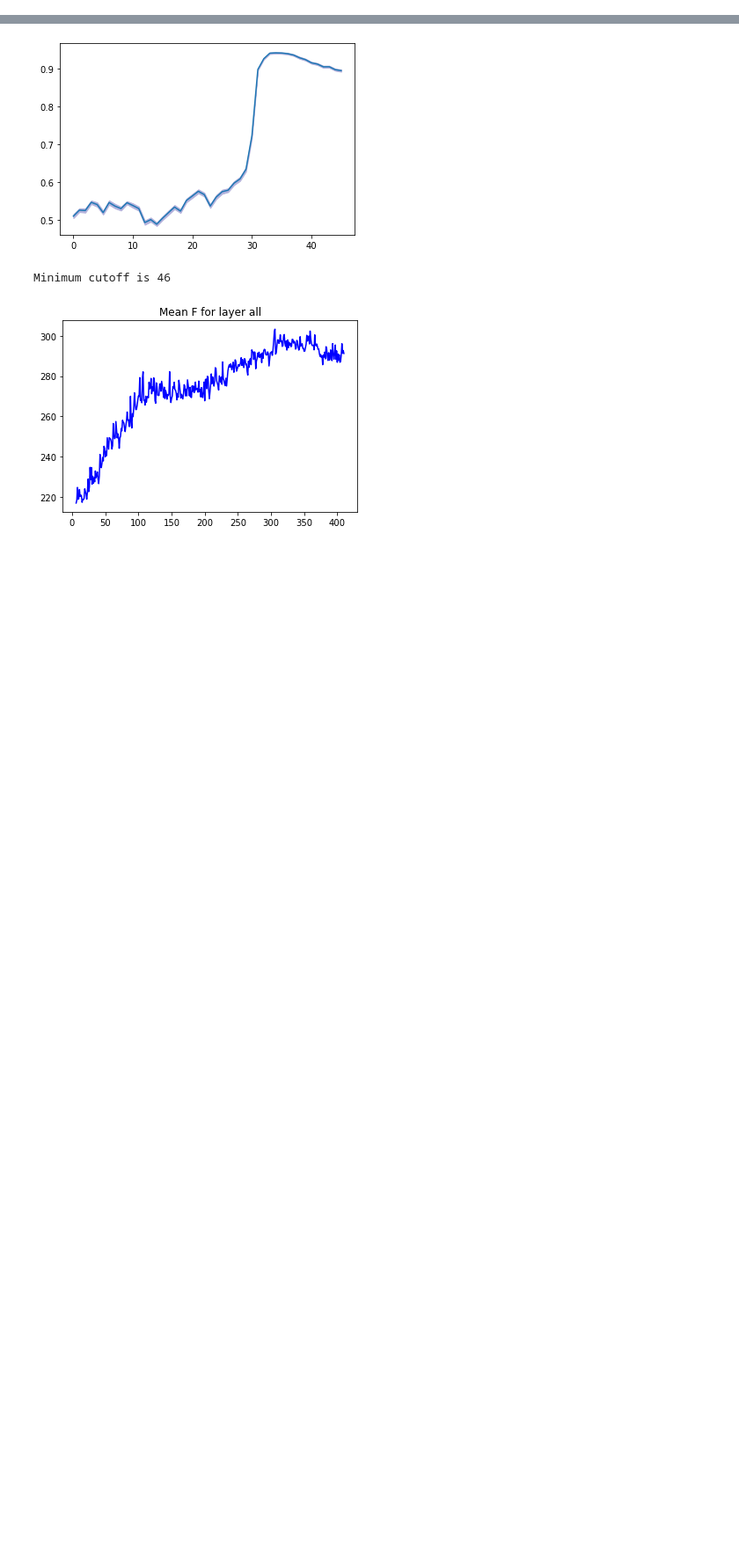
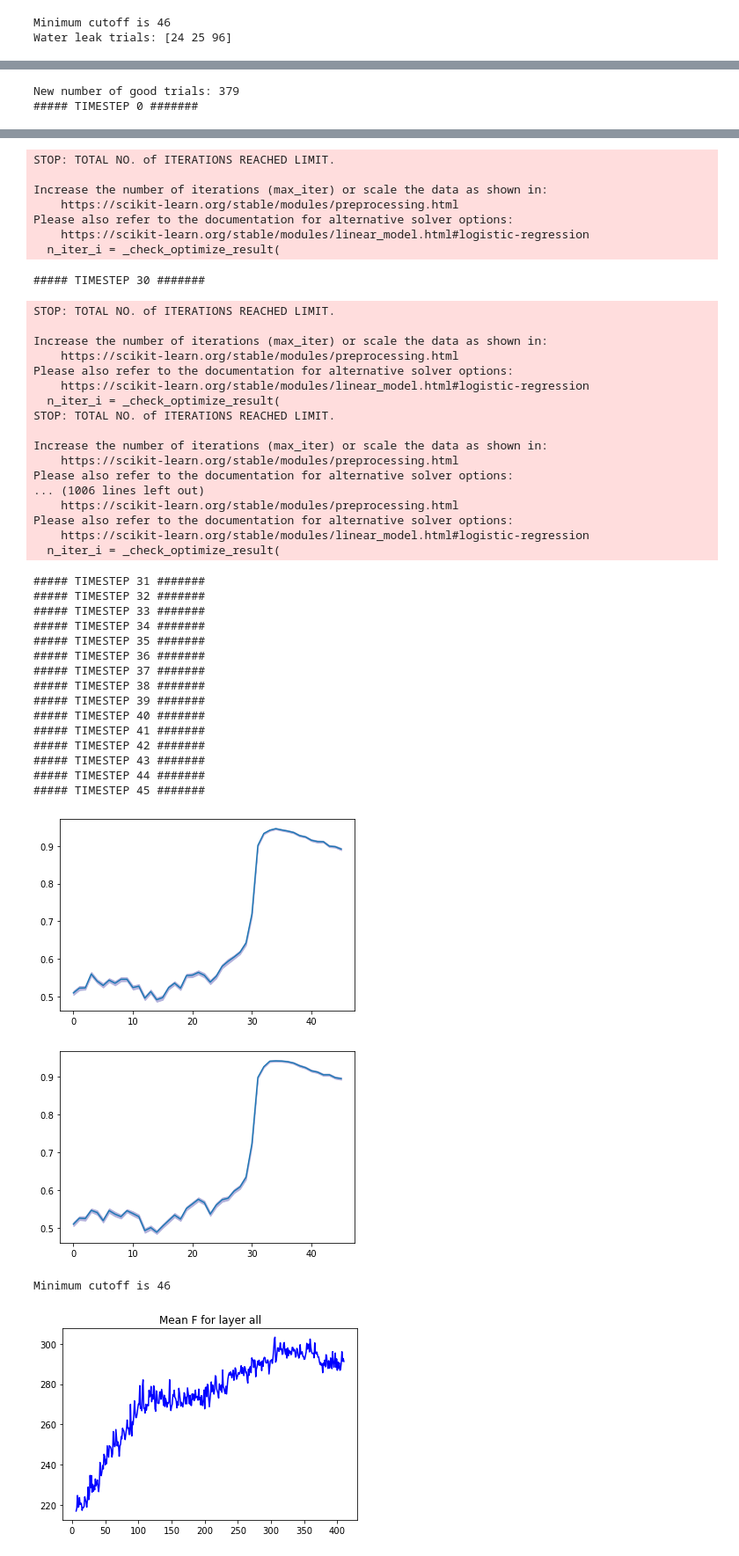
Before and after one commit to catherinewang99/2pimagingAnalysis, a Jupyter notebook: decoder.ipynb, the cells around one changed output, grey strips where cells are left out. Shown: that part at 88% size. Saved outputs shown, nothing was run; the diff lists cells and outputs as text; code cells hidden in the pictures; blank space fills up the shorter version.

```diff
--- a/decoder.ipynb
+++ b/decoder.ipynb
@@ -116,0 +86,15 @@ Please also refer to the documentation for alternative solver options:
+# %%
+path = r'F:\data\BAYLORCW021\python\2023_04_06'
+d1 = bootstrap.Sample(path)
+
+scores1, sem1 = d1.run_iter_log_timesteps()
+np.save(r'F:\data\BAYLORCW021\python\2023_04_06\choice_decoder.npy', np.array([scores1, sem1]))
+
+plt.plot(scores1)
+plt.fill_between(x, scores1 - sem1,
+         scores1 + sem1,
+         color=['#b4b2dc'])
+plt.show()
+# %% [output]
+Minimum cutoff is 46
+Water leak trials: [24 25 96]
@@ -116,0 +102,2 @@ Please also refer to the documentation for alternative solver options:
+New number of good trials: 379
+##### TIMESTEP 0 #######
@@ -117,3 +138,44 @@ Please also refer to the documentation for alternative solver options:
+STOP: TOTAL NO. of ITERATIONS REACHED LIMIT.
+
+Increase the number of iterations (max_iter) or scale the data as shown in:
+    https://scikit-learn.org/stable/modules/preprocessing.html
+Please also refer to the documentation for alternative solver options:
+    https://scikit-learn.org/stable/modules/linear_model.html#logistic-regression
+  n_iter_i = _check_optimize_result(
+##### TIMESTEP 30 #######
+STOP: TOTAL NO. of ITERATIONS REACHED LIMIT.
+
+Increase the number of iterations (max_iter) or scale the data as shown in:
+    https://scikit-learn.org/stable/modules/preprocessing.html
+Please also refer to the documentation for alternative solver options:
+    https://scikit-learn.org/stable/modules/linear_model.html#logistic-regression
+  n_iter_i = _check_optimize_result(
+STOP: TOTAL NO. of ITERATIONS REACHED LIMIT.
+
+Increase the number of iterations (max_iter) or scale the data as shown in:
+    https://scikit-learn.org/stable/modules/preprocessing.html
+Please also refer to the documentation for alternative solver options:
+... (1006 lines left out)
+    https://scikit-learn.org/stable/modules/preprocessing.html
+Please also refer to the documentation for alternative solver options:
+    https://scikit-learn.org/stable/modules/linear_model.html#logistic-regression
+  n_iter_i = _check_optimize_result(
+##### TIMESTEP 31 #######
+##### TIMESTEP 32 #######
+##### TIMESTEP 33 #######
+##### TIMESTEP 34 #######
+##### TIMESTEP 35 #######
+##### TIMESTEP 36 #######
+##### TIMESTEP 37 #######
+##### TIMESTEP 38 #######
+##### TIMESTEP 39 #######
+##### TIMESTEP 40 #######
+##### TIMESTEP 41 #######
+##### TIMESTEP 42 #######
+##### TIMESTEP 43 #######
+##### TIMESTEP 44 #######
+##### TIMESTEP 45 #######
+[figure, added]
 # %%
 x = range(len(scores1))
 # %%
```
Also changed, not shown: parts of 9 cells of this notebook, 7 other files.
